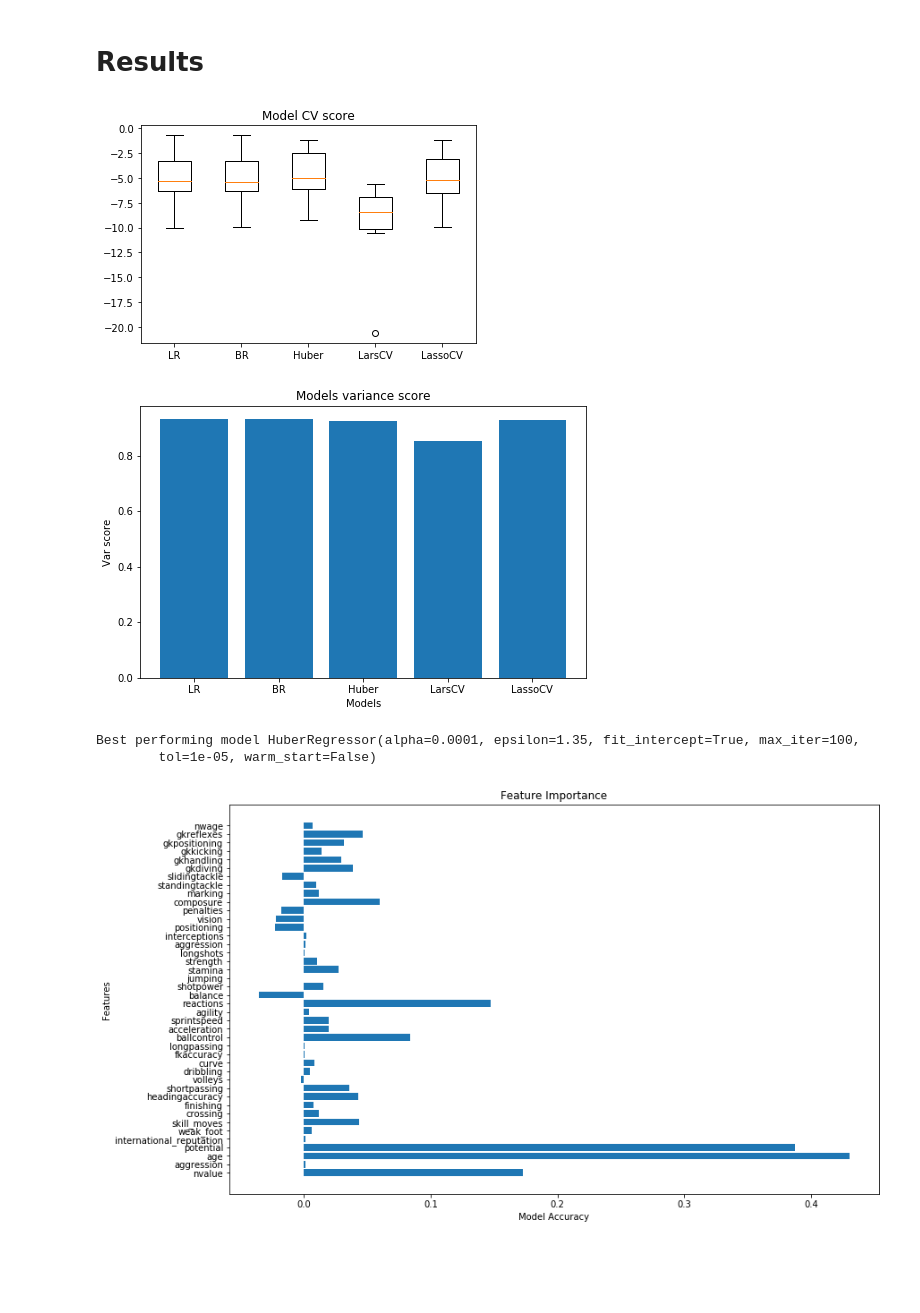
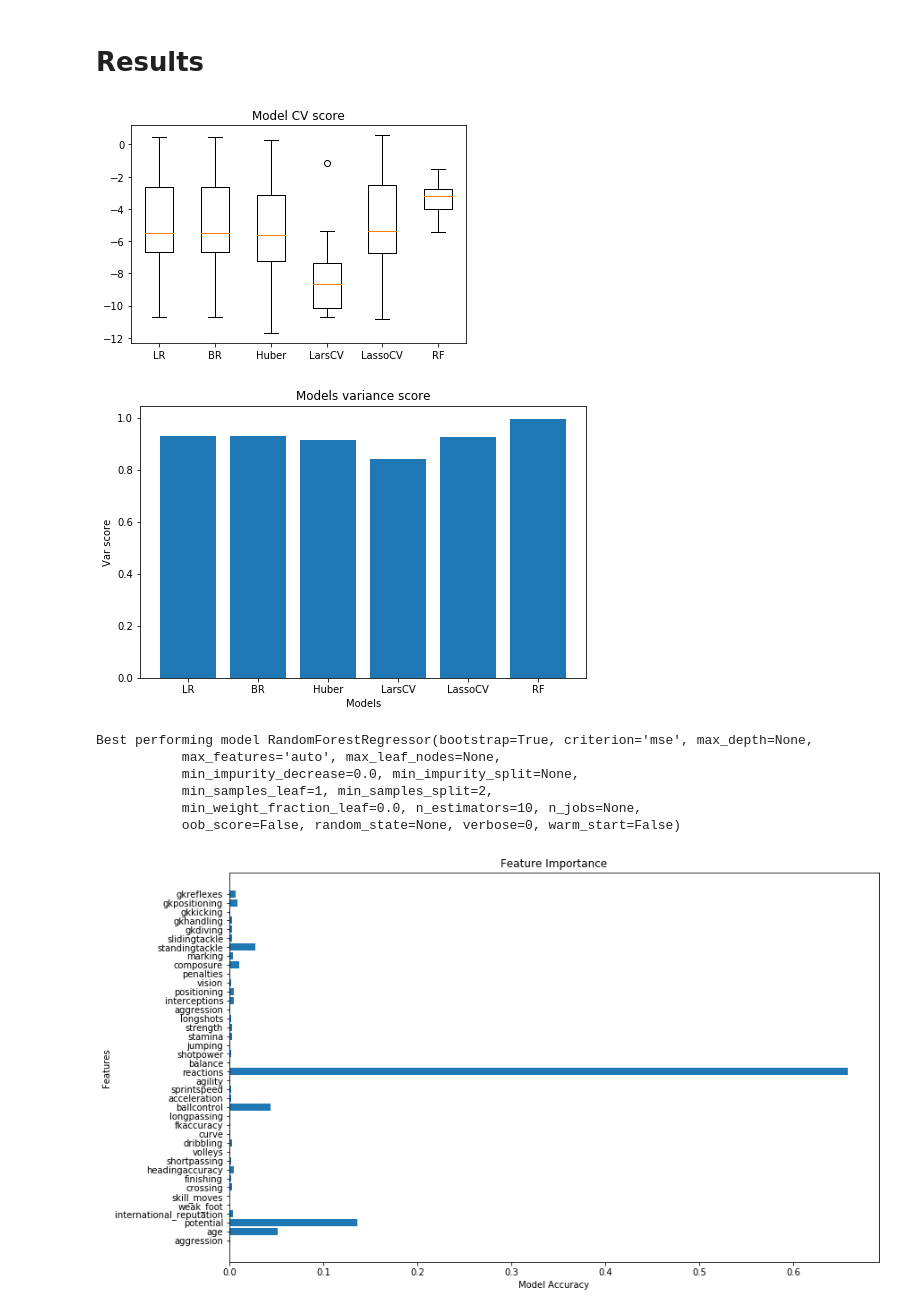
Before and after one commit to shobhitshah/fifa19-player-stats, a Jupyter notebook: scripts/fifa19_ml.ipynb, the cells around one changed output. Drawn from its saved outputs; the diff is of its cells as text; code cells hidden in the pictures; blank space fills up the shorter version.

```diff
--- a/scripts/fifa19_ml.ipynb
+++ b/scripts/fifa19_ml.ipynb
@@ -33,7 +34,7 @@ train['nwage'] = np.where(train['wage_unit'] == '0', 0,
 train['nwage'] = train['nwage'].astype(float)
 train['nwage'] = np.where(train['wage_unit'] == 'K', train['nwage'], train['nwage'] * 1000)
 # %%
-train.dropna(subset=['nvalue', 'aggression', 'overall', 'age', 'potential',
+train.dropna(subset=['aggression', 'overall', 'age', 'potential',
                     'international_reputation',
                     'weak_foot', 'skill_moves', 'crossing', 'finishing', 'headingaccuracy',
                     'shortpassing', 'volleys', 'dribbling', 'curve', 'fkaccuracy', 'longpassing',
@@ -43,7 +44,7 @@ train.dropna(subset=['nvalue', 'aggression', 'overall', 'age', 'potential',
                     'longshots', 'aggression', 'interceptions', 'positioning', 'vision',
                     'penalties',
                     'composure', 'marking', 'standingtackle', 'slidingtackle', 'gkdiving',
-                    'gkhandling', 'gkkicking', 'gkpositioning', 'gkreflexes', 'nwage'],
+                    'gkhandling', 'gkkicking', 'gkpositioning', 'gkreflexes'],
              inplace=True)
 # %% [markdown]
 # Modelling
@@ -52,12 +57,12 @@ train.dropna(subset=['nvalue', 'aggression', 'overall', 'age', 'potential',
 # %%
-X = train[['nvalue', 'aggression', 'age', 'potential', 'international_reputation',
+X = train[['aggression', 'age', 'potential', 'international_reputation',
             'weak_foot', 'skill_moves', 'crossing', 'finishing', 'headingaccuracy',
             'shortpassing', 'volleys', 'dribbling', 'curve', 'fkaccuracy', 'longpassing',
             'ballcontrol', 'acceleration', 'sprintspeed',
             'agility', 'reactions', 'balance', 'shotpower', 'jumping', 'stamina', 'strength',
             'longshots', 'aggression', 'interceptions', 'positioning', 'vision', 'penalties',
             'composure', 'marking', 'standingtackle', 'slidingtackle', 'gkdiving',
-            'gkhandling', 'gkkicking', 'gkpositioning', 'gkreflexes', 'nwage']]
+            'gkhandling', 'gkkicking', 'gkpositioning', 'gkreflexes']]
 y = train.overall
 # %%
 models = []
@@ -69,6 +74,7 @@ models.append(('Huber', linear_model.HuberRegressor(alpha=0.0001, epsilon=1.35,
 models.append(('LarsCV', linear_model.LarsCV(max_iter=1000, eps=1.35, cv=10)))
 models.append(('LassoCV', linear_model.LassoCV(max_iter=1000, cv=5)))
 #models.append(('LLCV', linear_model.LassoLarsCV(max_iter=1000, cv=5, eps=10)))
+models.append(('RF', ensemble.RandomForestRegressor(n_estimators=10)))
 
 ## models.append(('ARD', linear_model.ARDRegression()))
 # %%
@@ -127,7 +136,7 @@ ax.set_xticklabels(results[:,0])
 ax.set_title('Model CV score')
 plt.show()
 # %% [output]
-[figure, old version]
+[figure, new version]
 # %%
 plt.figure(figsize=(8, 5))
 plt.bar(results[:,0], results[:,2])
@@ -136,20 +145,24 @@ plt.ylabel('Var score')
 plt.title('Models variance score')
 plt.show()
 # %% [output]
-[figure, old version]
+[figure, new version]
 # %%
-rf = np.array(models)[5:,1]
-fi = imodel.fit(X, y).coef_
+# fi = imodel.fit(X, y).coef_
+fi = imodel.fit(X, y).feature_importances_
 pos = np.arange(len(X.columns))
 print("Best performing model", imodel)
 plt.figure(figsize=(13, 8))
 plt.barh(pos, fi)
 plt.title("Feature Importance")
 plt.xlabel("Model Accuracy")
 plt.ylabel("Features")
 plt.yticks(pos, (list(X)))
 plt.show()
 # %% [output]
-Best performing model HuberRegressor(alpha=0.0001, epsilon=1.35, fit_intercept=True, max_iter=100,
-        tol=1e-05, warm_start=False)
+Best performing model RandomForestRegressor(bootstrap=True, criterion='mse', max_depth=None,
+           max_features='auto', max_leaf_nodes=None,
+           min_impurity_decrease=0.0, min_impurity_split=None,
+           min_samples_leaf=1, min_samples_split=2,
+           min_weight_fraction_leaf=0.0, n_estimators=10, n_jobs=None,
+           oob_score=False, random_state=None, verbose=0, warm_start=False)
-[figure, old version]
+[figure, new version]
```
Also changed, not shown: parts of 3 cells of this notebook.
